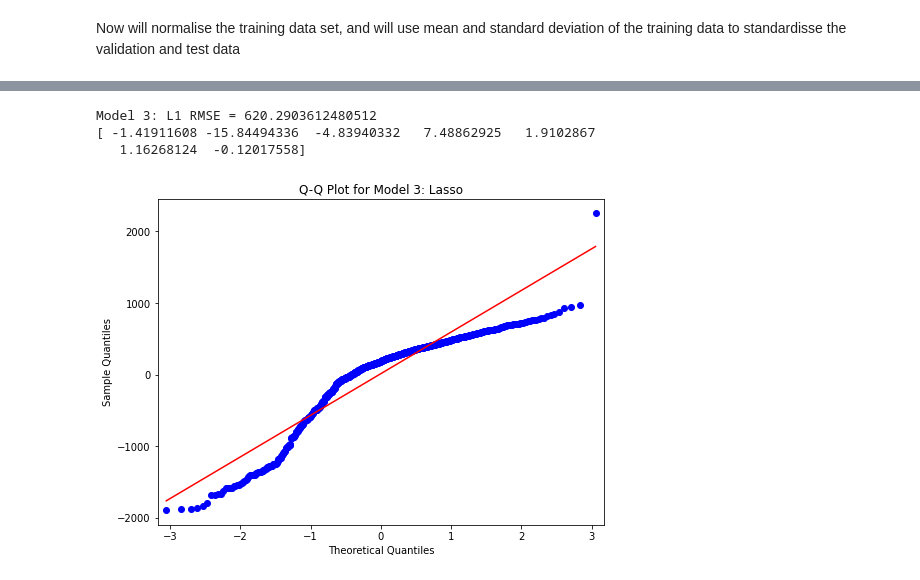
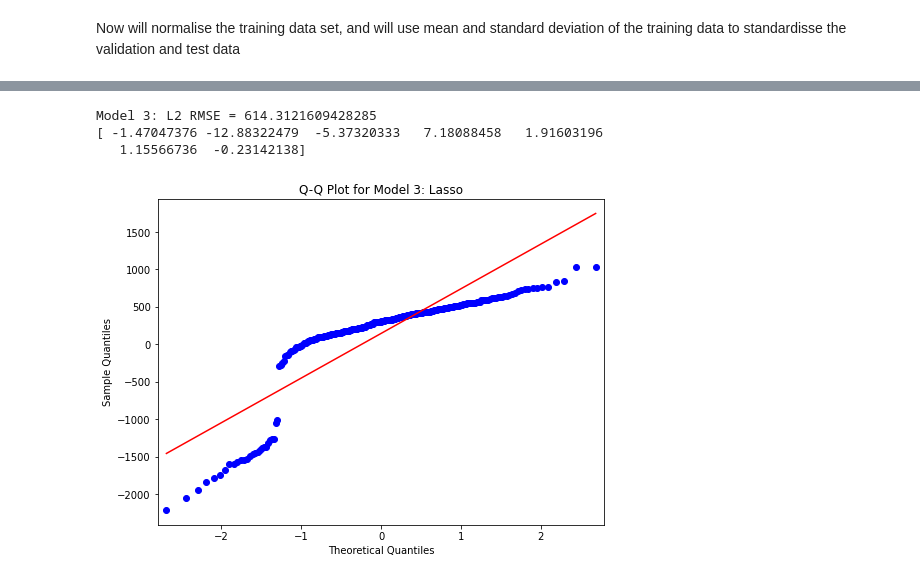
Before and after one commit to egstatsml/cab420, a Jupyter notebook: tute_2.ipynb, the cells around one changed output, grey strips where cells are left out. Saved outputs shown, nothing was run; the diff lists cells and outputs as text; code cells hidden in the pictures.

Commit message:
corrected error with plot residuals for regularised models

```diff
--- a/tute_2.ipynb
+++ b/tute_2.ipynb
@@ -239,19 +310,18 @@ X_test_complex_std = (X_test_complex - mu_train_complex)/sigma_train_complex
 # %%
-# quick test with normalised regression
-model_3 = sm.OLS(Y_train, X_train)
-
-model_3_fit = model_3.fit_regularized(alpha=1.0, L1_wt=1)
+# L2 Regression
+model_3_fit = model_3.fit_regularized(alpha=1.0, L1_wt=0)
 # to get L1 regression, need to set the L1_wt flag to 1 in the fit_regularzed method
 pred = model_3_fit.predict(X_val)
-print('Model 3: L1 RMSE = {}'.format(
-  np.sqrt(mean_squared_error(Y_val, model_3_fit.predict(X_val)))))
+resid = Y_val - pred
+print('Model 3: L2 RMSE = {}'.format(
+  np.sqrt(mean_squared_error(Y_val, pred))))
 print(model_3_fit.params)
 fig, ax = plt.subplots(figsize=(8,6))
-sm.qqplot(model_2_fit.resid, ax=ax, line='s')
+sm.qqplot(resid, ax=ax, line='s')
 plt.title('Q-Q Plot for Model 3: Lasso')
 plt.show()
 # %% [output]
-Model 3: L1 RMSE = 620.2903612480512
-[ -1.41911608 -15.84494336  -4.83940332   7.48862925   1.9102867
-   1.16268124  -0.12017558]
+Model 3: L2 RMSE = 614.3121609428285
+[ -1.47047376 -12.88322479  -5.37320333   7.18088458   1.91603196
+   1.15566736  -0.23142138]
-[figure, old version]
+[figure, new version]
```
Also changed, not shown: parts of 19 cells of this notebook.
